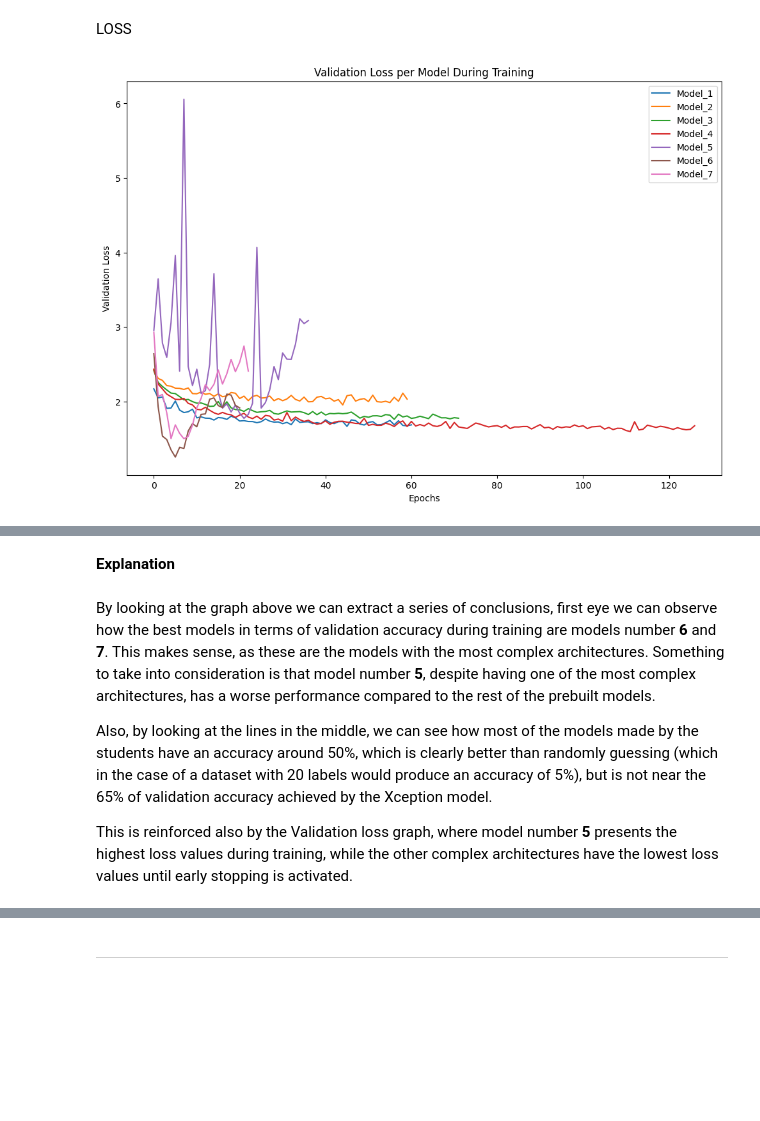
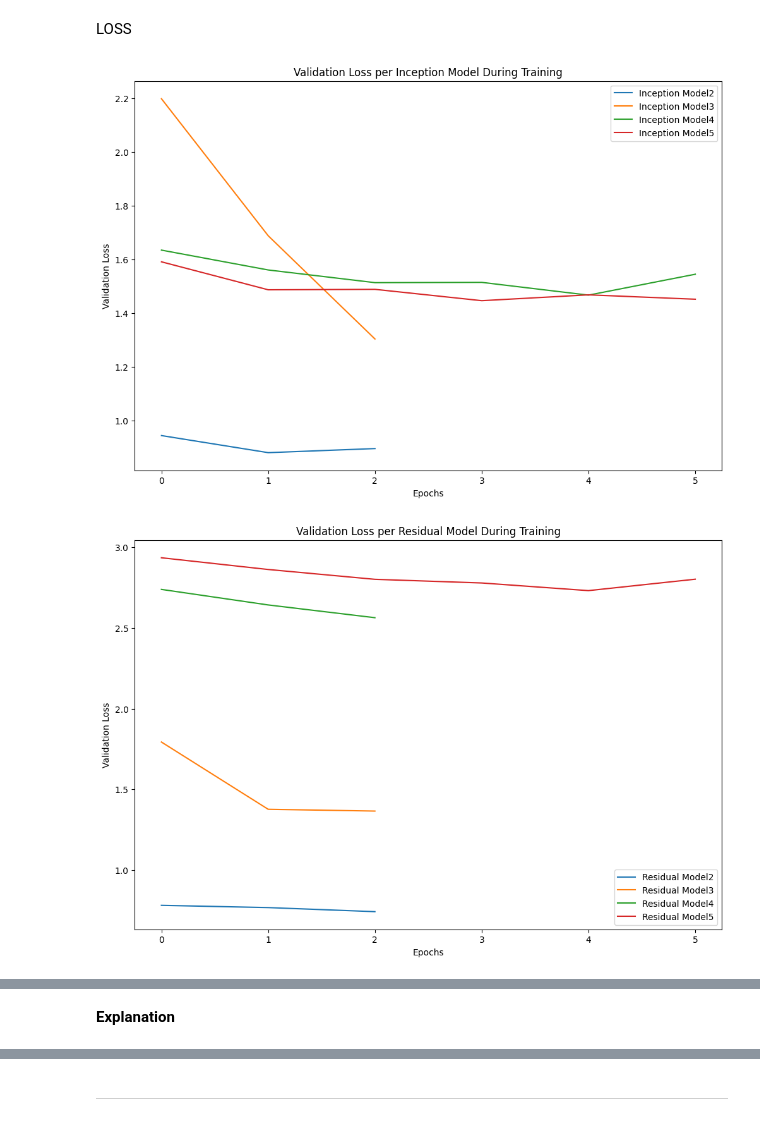
Before and after one commit to rubitopato/DL, a Jupyter notebook: comparison.ipynb, the cells around one changed output, grey strips where cells are left out. Cells and saved outputs as stored; diff of their text form; code cells hidden in the pictures; blank space fills up the shorter version.

```diff
--- a/comparison.ipynb
+++ b/comparison.ipynb
@@ -71,12 +67,17 @@ ACCURACY
 # %%
-plt.figure(figsize=(12, 8))
+for model_data in models:
+    plt.figure(figsize=(12, 8))
 
-for i, df in enumerate(history_dataframes):
-    plt.plot(df.index, df['val_accuracy'], label=f"Model_{i+1}")
+    for i, data in enumerate(model_data[0]):
 
-plt.xlabel("Epochs")
-plt.ylabel("Validation Accuracy")
-plt.title("Validation Accuracy per Model During Training")
-plt.legend()
-plt.show()
+        df = data[0]
+        model_name = f"{data[1].split(".")[0].split("_")[0]} {data[1].split(".")[0].split("_")[1]}"
+
+        plt.plot(df.index, df['val_accuracy'], label=model_name)
+
+    plt.xlabel("Epochs")
+    plt.ylabel("Validation Accuracy")
+    plt.title(f"Validation Accuracy per {model_data[1]} Model During Training")
+    plt.legend()
+    plt.show()
 # %% [output]
@@ -84,15 +91,22 @@ plt.show()
 # %% [markdown]
 LOSS
 # %%
-plt.figure(figsize=(12, 8))
 
-for i, df in enumerate(history_dataframes):
-    plt.plot(df.index, df['val_loss'], label=f"Model_{i+1}")
+for model_data in models:
+    plt.figure(figsize=(12, 8))
 
-plt.xlabel("Epochs")
-plt.ylabel("Validation Loss")
-plt.title("Validation Loss per Model During Training")
-plt.legend()
-plt.show()
+    for i, data in enumerate(model_data[0]):
+
+        df = data[0]
+        model_name = f"{data[1].split(".")[0].split("_")[0]} {data[1].split(".")[0].split("_")[1]}"
+
+        plt.plot(df.index, df['val_loss'], label=model_name)
+
+    plt.xlabel("Epochs")
+    plt.ylabel("Validation Loss")
+    plt.title(f"Validation Loss per {model_data[1]} Model During Training")
+    plt.legend()
+    plt.show()
 # %% [output]
-[figure, old version]
+[figure, new version]
+[figure, added]
@@ -99,8 +114,2 @@ plt.show()
 # %% [markdown]
 **Explanation**
-# %% [markdown]
-By looking at the graph above we can extract a series of conclusions, first eye we can observe how the best models in terms of validation accuracy during training are models number **6** and **7**. This makes sense, as these are the models with the most complex architectures. Something to take into consideration is that model number **5**, despite having one of the most complex architectures, has a worse performance compared to the rest of the prebuilt models.
-
-Also, by looking at the lines in the middle, we can see how most of the models made by the students have an accuracy around 50%, which is clearly better than randomly guessing (which in the case of a dataset with 20 labels would produce an accuracy of 5%), but is not near the 65% of validation accuracy achieved by the Xception model.
-
-This is reinforced also by the Validation loss graph, where model number **5** presents the highest loss values during training, while the other complex architectures have the lowest loss values until early stopping is activated.
```
Also changed, not shown: parts of 30 cells of this notebook, 22 other files.
